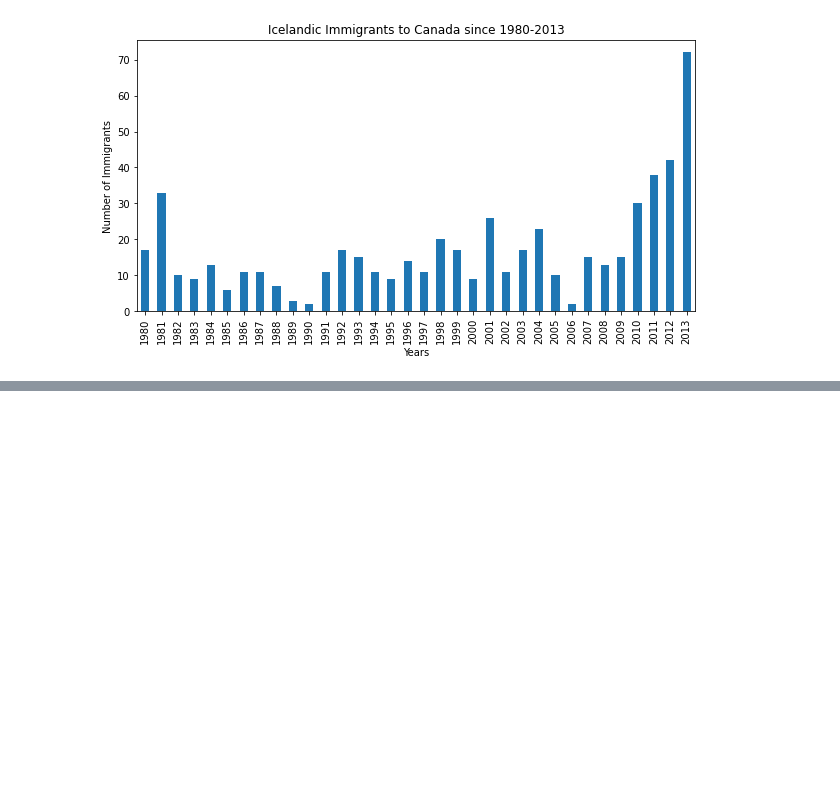
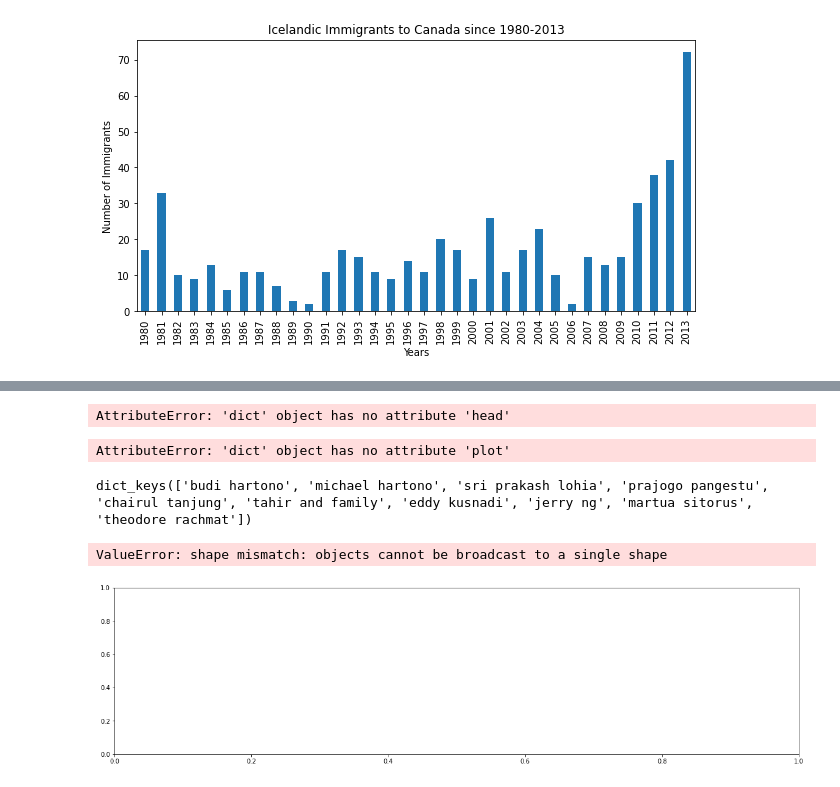
Before and after one commit to TonberryKingKong/H8_54-error, a Jupyter notebook: Tutorial7.ipynb, the cells around one changed output, grey strips where cells are left out. Saved outputs shown, nothing was run; the diff lists cells and outputs as text; code cells hidden in the pictures; blank space fills up the shorter version.

```diff
--- a/Tutorial7.ipynb
+++ b/Tutorial7.ipynb
@@ -540,3 +540,16 @@ plt.title('Icelandic Immigrants to Canada since 1980-2013')
 plt.show()
 # %% [output]
 [figure]
+# %%
+orang_terkaya = {
+    'budi hartono':20.5,
+    'michael hartono':19.7,
+    'sri prakash lohia':6.5,
+    'prajogo pangestu':6.5,
+    'chairul tanjung':4.8,
+    'tahir and family':3.3,
+    'eddy kusnadi':3,
+    'jerry ng':2.5,
+    'martua sitorus':2,
+    'theodore rachmat':1.7
+}
@@ -542,0 +569,4 @@ plt.show()
+# %%
+orang_terkaya.head()
+# %% [output]
+AttributeError: 'dict' object has no attribute 'head'
@@ -542,0 +576,23 @@ plt.show()
+# %%
+orang_terkaya.plot(kind='line')
+# %% [output]
+AttributeError: 'dict' object has no attribute 'plot'
+# %%
+nama_orang_terkaya = orang_terkaya.keys()
+# %%
+print(nama_orang_terkaya)
+# %% [output]
+dict_keys(['budi hartono', 'michael hartono', 'sri prakash lohia', 'prajogo pangestu', 'chairul tanjung', 'tahir and family', 'eddy kusnadi', 'jerry ng', 'martua sitorus', 'theodore rachmat'])
+# %%
+y_pos = np.arange(len(nama_orang_terkaya))
+kekayaan = orang_terkaya.values()
+
+plt.figure(figsize=(20,5))
+plt.barh(y_pos,nilai_kekayaan, align='center', alpha=0.35)
+plt.yticks(y_pos,orang_terkaya)
+plt.xlabel('Nominal Kekayaan')
+plt.title("Kekayaan miliarder Indonesia")
+plt.show()
+# %% [output]
+ValueError: shape mismatch: objects cannot be broadcast to a single shape
+[figure, added]
```
Also changed, not shown: parts of 11 cells of this notebook, 2 other files.
